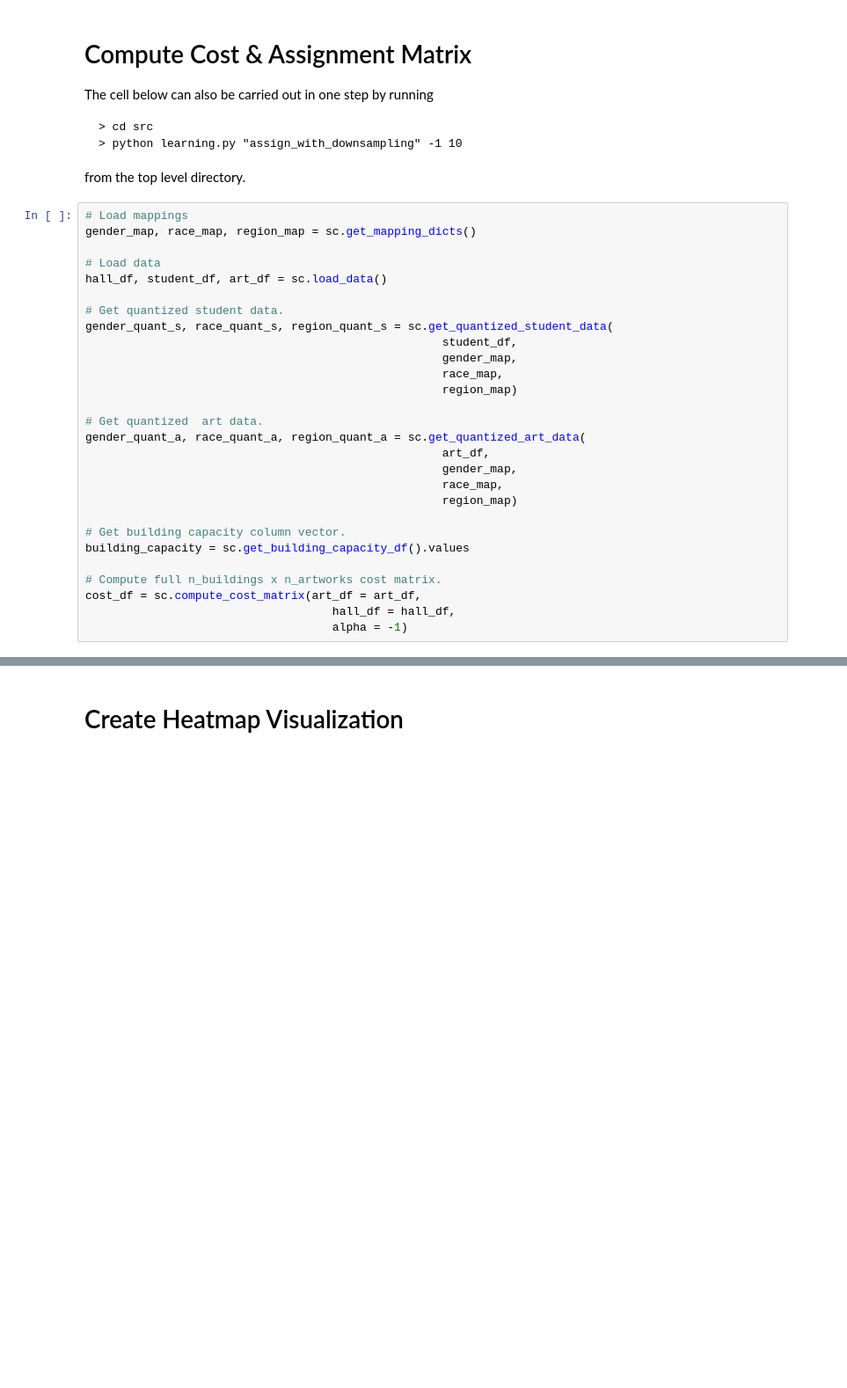
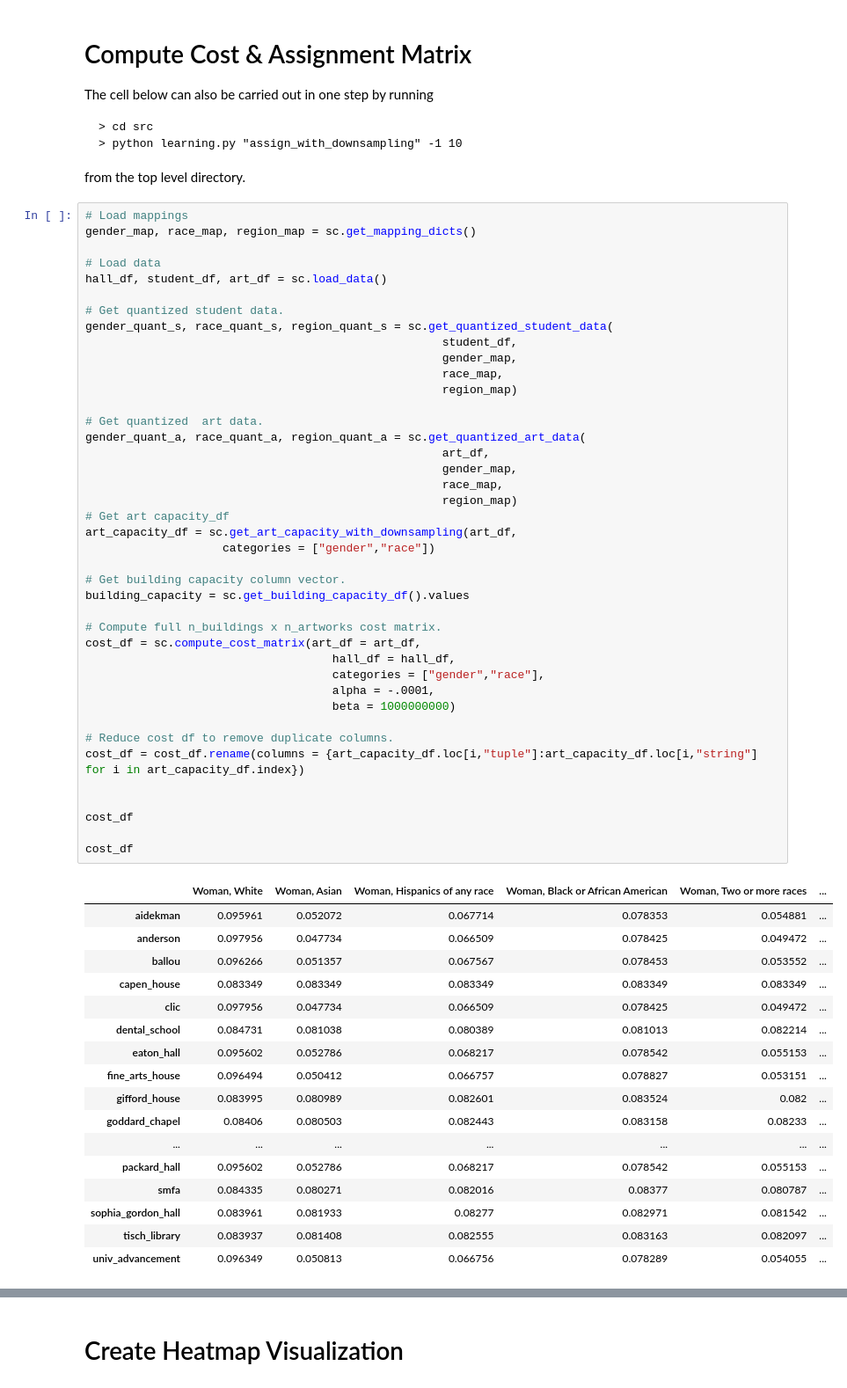
Before and after one commit to annahaensch/OpArt_Curation_Tool, a Jupyter notebook: notebooks/demo_notebook.ipynb, the cells around one changed output, grey strips where cells are left out. Shown at 88% size. Saved outputs shown, nothing was run; the diff lists cells and outputs as text; blank space fills up the shorter version.

```diff
--- a/notebooks/demo_notebook.ipynb
+++ b/notebooks/demo_notebook.ipynb
@@ -45,28 +45,59 @@ from the top level directory.
 # %%
 # Load mappings
 gender_map, race_map, region_map = sc.get_mapping_dicts()
 
 # Load data
 hall_df, student_df, art_df = sc.load_data()
 
 # Get quantized student data.
 gender_quant_s, race_quant_s, region_quant_s = sc.get_quantized_student_data(
                                                     student_df,
                                                     gender_map,
                                                     race_map,
                                                     region_map)
 
 # Get quantized  art data.
 gender_quant_a, race_quant_a, region_quant_a = sc.get_quantized_art_data(
                                                     art_df,
                                                     gender_map,
                                                     race_map,
                                                     region_map)
+# Get art capacity_df
+art_capacity_df = sc.get_art_capacity_with_downsampling(art_df,
+                    categories = ["gender","race"])
 
 # Get building capacity column vector.
 building_capacity = sc.get_building_capacity_df().values
 
 # Compute full n_buildings x n_artworks cost matrix.
 cost_df = sc.compute_cost_matrix(art_df = art_df,
                                     hall_df = hall_df,
-                                    alpha = -1)
+                                    categories = ["gender","race"],
+                                    alpha = -.0001,
+                                    beta = 1000000000)
+
+# Reduce cost df to remove duplicate columns.
+cost_df = cost_df.rename(columns = {art_capacity_df.loc[i,"tuple"]:art_capacity_df.loc[i,"string"] for i in art_capacity_df.index})
+
+
+cost_df
+
+cost_df
+# %% [output]
+|  | Woman, White | Woman, Asian | Woman, Hispanics of any race | Woman, Black or African American | Woman, Two or more races | ... |
+| aidekman | 0.095961 | 0.052072 | 0.067714 | 0.078353 | 0.054881 | ... |
+| anderson | 0.097956 | 0.047734 | 0.066509 | 0.078425 | 0.049472 | ... |
+| ballou | 0.096266 | 0.051357 | 0.067567 | 0.078453 | 0.053552 | ... |
+| capen_house | 0.083349 | 0.083349 | 0.083349 | 0.083349 | 0.083349 | ... |
+| clic | 0.097956 | 0.047734 | 0.066509 | 0.078425 | 0.049472 | ... |
+| dental_school | 0.084731 | 0.081038 | 0.080389 | 0.081013 | 0.082214 | ... |
+| eaton_hall | 0.095602 | 0.052786 | 0.068217 | 0.078542 | 0.055153 | ... |
+| fine_arts_house | 0.096494 | 0.050412 | 0.066757 | 0.078827 | 0.053151 | ... |
+| gifford_house | 0.083995 | 0.080989 | 0.082601 | 0.083524 | 0.082 | ... |
+| goddard_chapel | 0.08406 | 0.080503 | 0.082443 | 0.083158 | 0.08233 | ... |
+| ... | ... | ... | ... | ... | ... | ... |
+| packard_hall | 0.095602 | 0.052786 | 0.068217 | 0.078542 | 0.055153 | ... |
+| smfa | 0.084335 | 0.080271 | 0.082016 | 0.08377 | 0.080787 | ... |
+| sophia_gordon_hall | 0.083961 | 0.081933 | 0.08277 | 0.082971 | 0.081542 | ... |
+| tisch_library | 0.083937 | 0.081408 | 0.082555 | 0.083163 | 0.082097 | ... |
+| univ_advancement | 0.096349 | 0.050813 | 0.066756 | 0.078289 | 0.054055 | ... |
```
Also changed, not shown: parts of 8 cells of this notebook.
